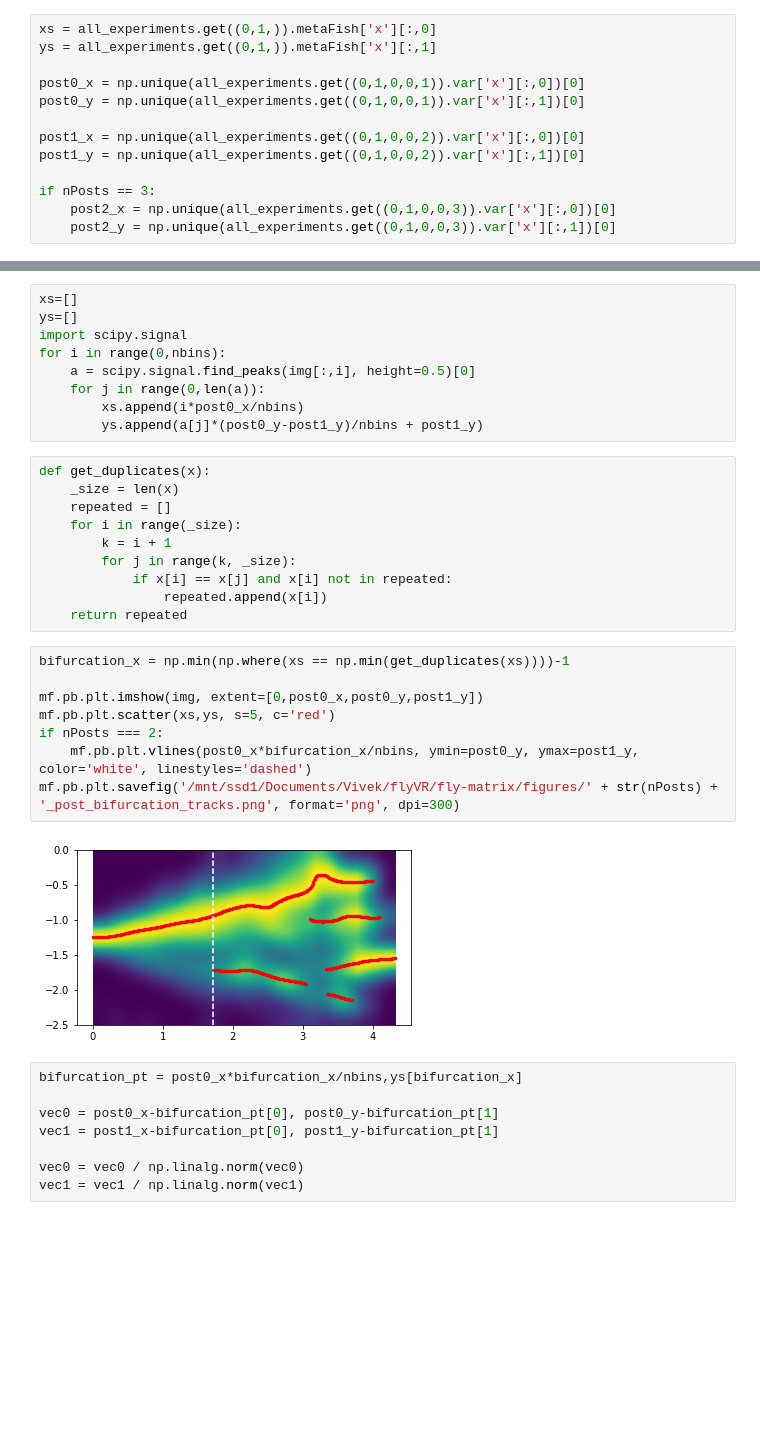
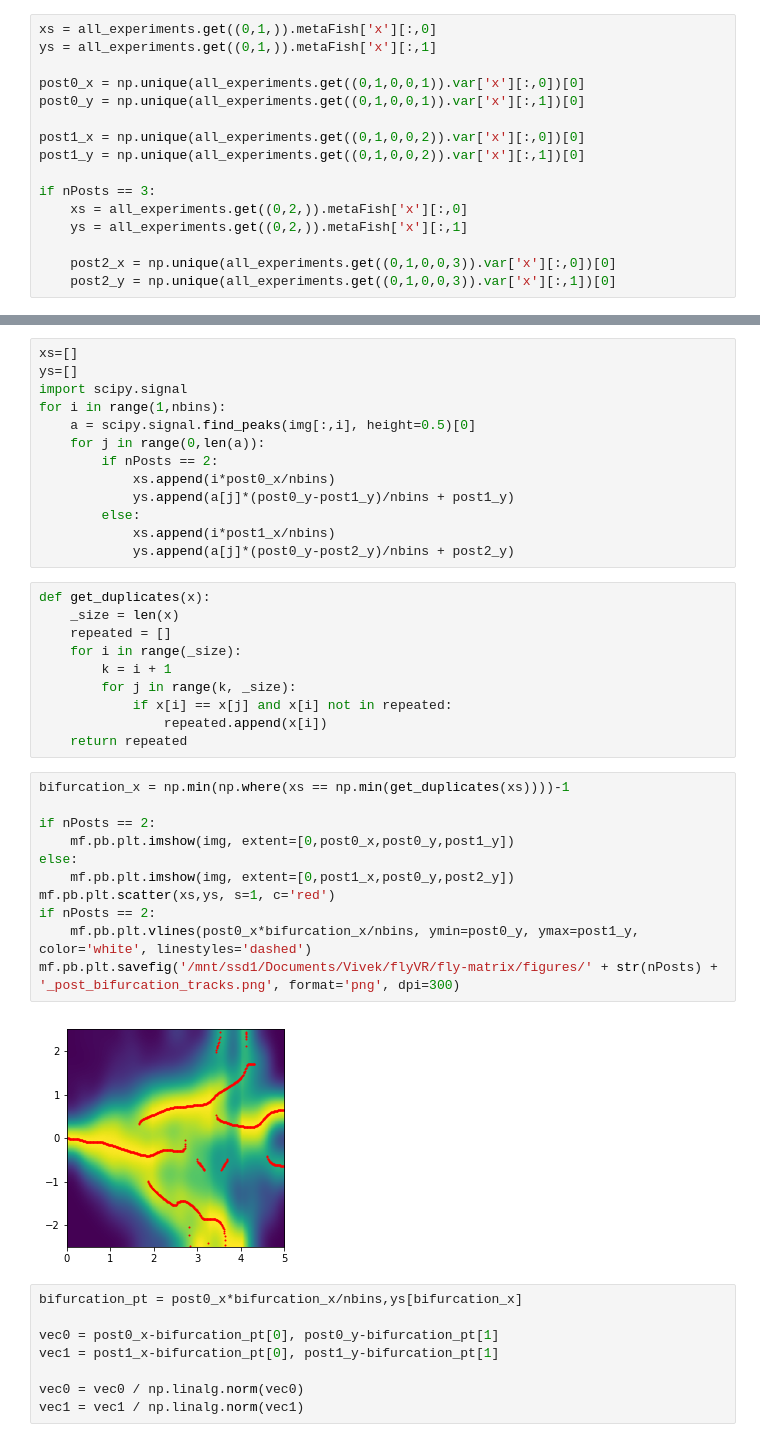
Before and after one commit to RnoB/fly-matrix, a Jupyter notebook: MalkoFly.ipynb, the cells around one changed output, grey strips where cells are left out. Saved outputs shown, nothing was run; the diff lists cells and outputs as text; blank space fills up the shorter version.

Commit message:
updated figures

```diff
--- a/MalkoFly.ipynb
+++ b/MalkoFly.ipynb
@@ -165,6 +165,9 @@ post1_x = np.unique(all_experiments.get((0,1,0,0,2)).var['x'][:,0])[0]
 post1_y = np.unique(all_experiments.get((0,1,0,0,2)).var['x'][:,1])[0]
 
 if nPosts == 3:
+    xs = all_experiments.get((0,2,)).metaFish['x'][:,0]
+    ys = all_experiments.get((0,2,)).metaFish['x'][:,1]
+
     post2_x = np.unique(all_experiments.get((0,1,0,0,3)).var['x'][:,0])[0]
     post2_y = np.unique(all_experiments.get((0,1,0,0,3)).var['x'][:,1])[0]
 # %%
@@ -185,11 +188,15 @@ for i in range(0,nbins):
 xs=[]
 ys=[]
 import scipy.signal
-for i in range(0,nbins):
+for i in range(1,nbins):
     a = scipy.signal.find_peaks(img[:,i], height=0.5)[0]
     for j in range(0,len(a)):
-        xs.append(i*post0_x/nbins)
-        ys.append(a[j]*(post0_y-post1_y)/nbins + post1_y)
+        if nPosts == 2:
+            xs.append(i*post0_x/nbins)
+            ys.append(a[j]*(post0_y-post1_y)/nbins + post1_y)
+        else:
+            xs.append(i*post1_x/nbins)
+            ys.append(a[j]*(post0_y-post2_y)/nbins + post2_y)
 # %%
 def get_duplicates(x):
     _size = len(x)
@@ -203,13 +210,16 @@ def get_duplicates(x):
 # %%
 bifurcation_x = np.min(np.where(xs == np.min(get_duplicates(xs))))-1
 
-mf.pb.plt.imshow(img, extent=[0,post0_x,post0_y,post1_y])
-mf.pb.plt.scatter(xs,ys, s=5, c='red')
-if nPosts === 2:
+if nPosts == 2:
+    mf.pb.plt.imshow(img, extent=[0,post0_x,post0_y,post1_y])
+else:
+    mf.pb.plt.imshow(img, extent=[0,post1_x,post0_y,post2_y])
+mf.pb.plt.scatter(xs,ys, s=1, c='red')
+if nPosts == 2:
     mf.pb.plt.vlines(post0_x*bifurcation_x/nbins, ymin=post0_y, ymax=post1_y, color='white', linestyles='dashed')
 mf.pb.plt.savefig('/mnt/ssd1/Documents/Vivek/flyVR/fly-matrix/figures/' + str(nPosts) + '_post_bifurcation_tracks.png', format='png', dpi=300)
 # %% [output]
-[figure, old version]
+[figure, new version]
 # %%
 bifurcation_pt = post0_x*bifurcation_x/nbins,ys[bifurcation_x]
 
```
Also changed, not shown: parts of 10 cells of this notebook, 10 other files.
